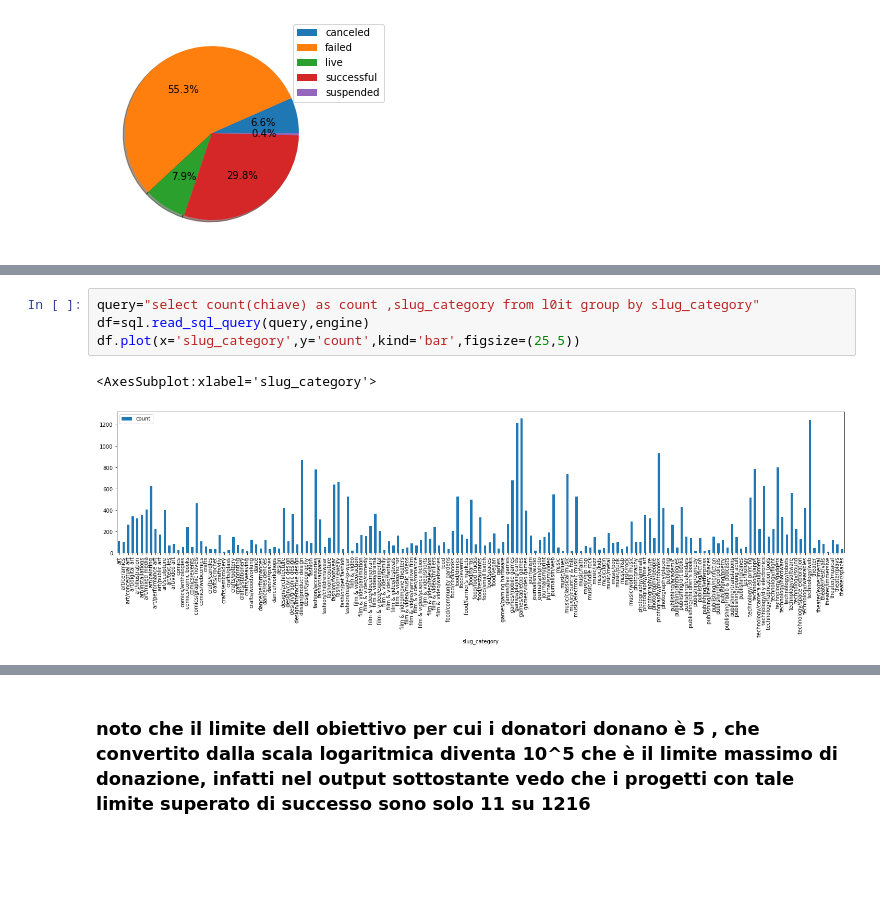
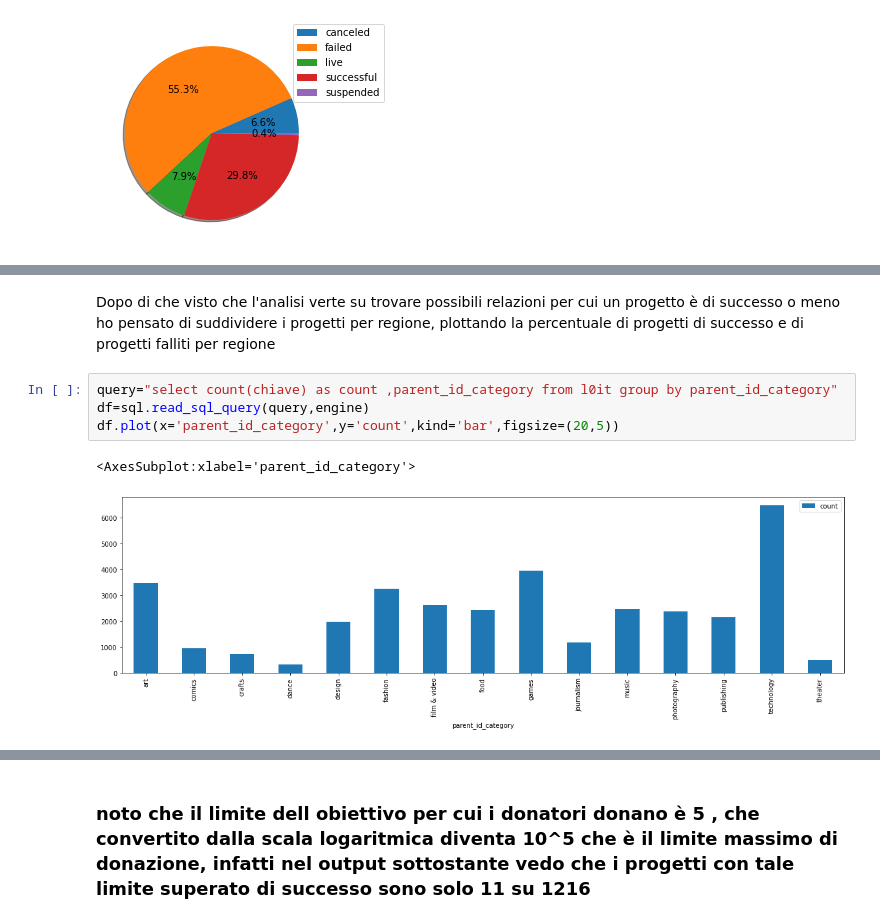
Before and after one commit to AlessandroCapici/Tesi_Triennale, a Jupyter notebook: Analisi2.ipynb, the cells around one changed output, grey strips where cells are left out. Cells and saved outputs as stored; diff of their text form; blank space fills up the shorter version.

```diff
--- a/Analisi2.ipynb
+++ b/Analisi2.ipynb
@@ -22,7 +29,9 @@ plt.show()
+# %% [markdown]
+Dopo di che visto che l'analisi verte su trovare possibili relazioni per cui un progetto è di successo o meno  ho pensato di suddividere i progetti per regione, plottando la percentuale di progetti di successo e di progetti falliti per regione
 # %%
-query="select count(chiave) as count ,slug_category from l0it group by slug_category"
+query="select count(chiave) as count ,parent_id_category from l0it group by parent_id_category"
 df=sql.read_sql_query(query,engine)
-df.plot(x='slug_category',y='count',kind='bar',figsize=(25,5))
+df.plot(x='parent_id_category',y='count',kind='bar',figsize=(20,5))
 # %% [output]
-<AxesSubplot:xlabel='slug_category'>
+<AxesSubplot:xlabel='parent_id_category'>
-[figure, old version]
+[figure, new version]
```
Also changed, not shown: parts of 7 cells of this notebook.
